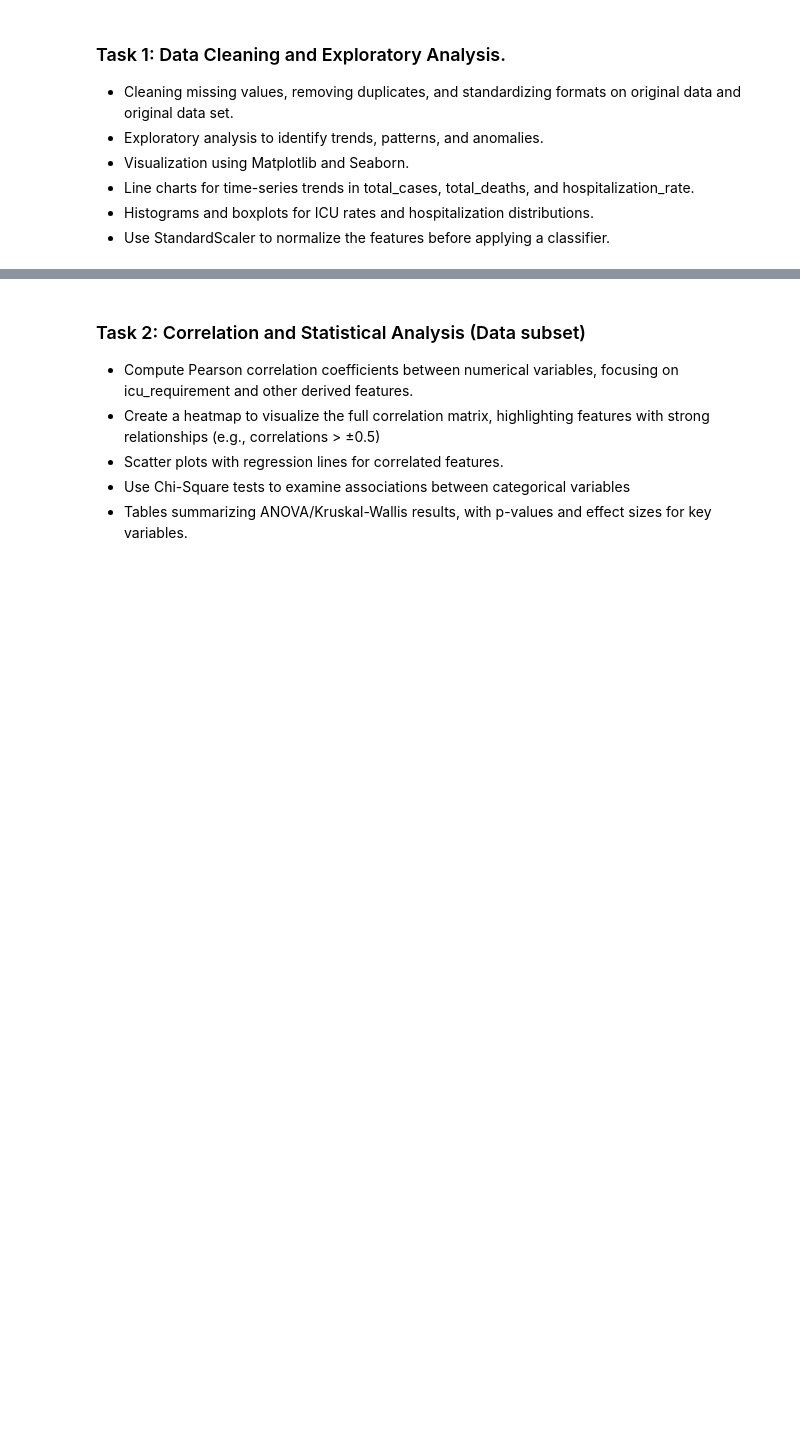
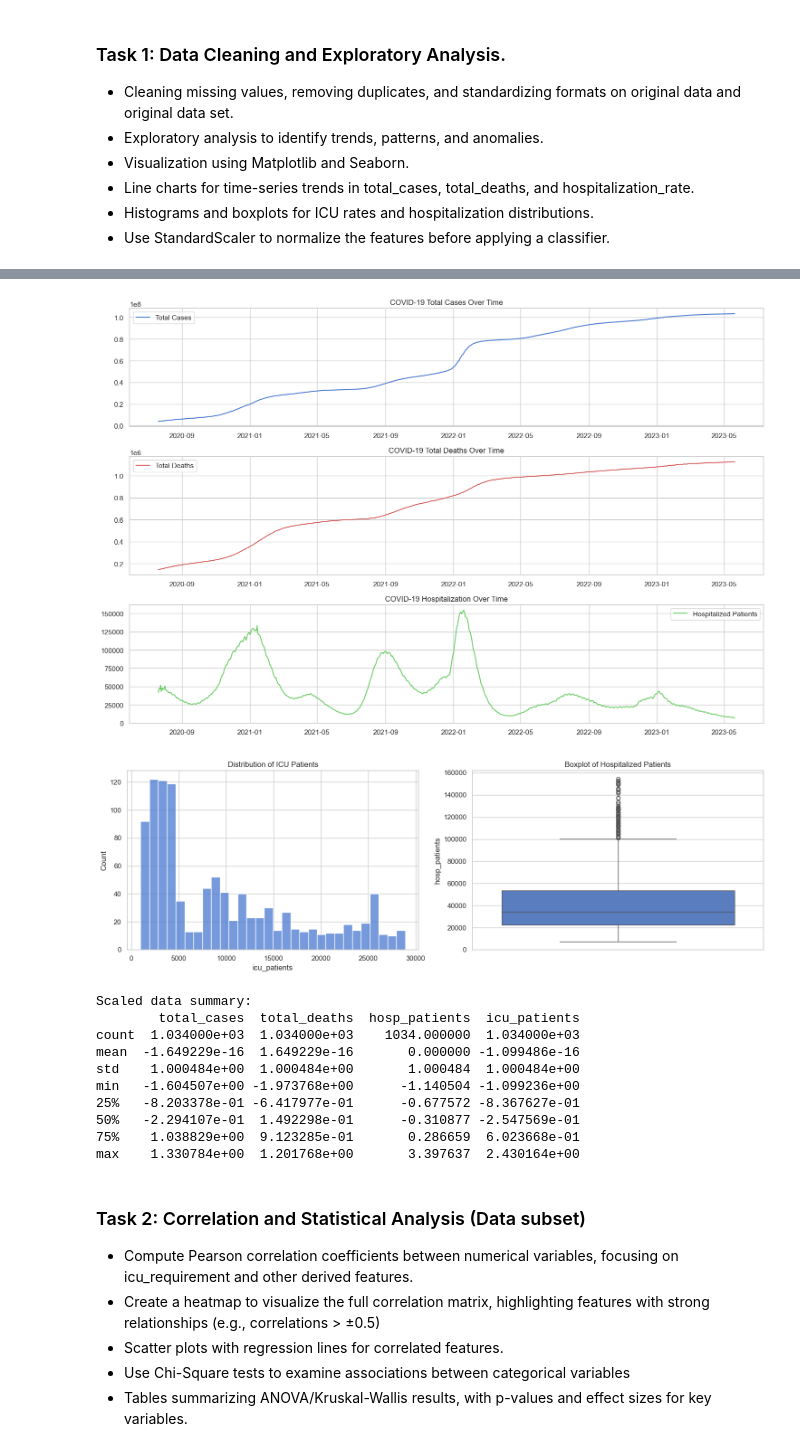
Before and after one commit to nam97viet/COSC3337_GroupProject, a Jupyter notebook: main.ipynb, the cells around one changed output, grey strips where cells are left out. Saved outputs shown, nothing was run; the diff lists cells and outputs as text; code cells hidden in the pictures; blank space fills up the shorter version.

Commit message:
finish task 1,2,3

```diff
--- a/main.ipynb
+++ b/main.ipynb
@@ -60,0 +57,63 @@ Hello
+# %%
+#Code for task 1
+# Data Cleaning and Initial Analysis
+# Check missing values
+print("Missing values in each column:")
+print(df.isnull().sum())
+
+# Remove duplicates
+df = df.drop_duplicates()
+print("\nShape after removing duplicates:", df.shape)
+
+# Convert date column to datetime
+df['date'] = pd.to_datetime(df['date'])
+
+# Basic statistics
+print("\nBasic statistics of numerical columns:")
+print(df.describe())
+
+# Time series visualization
+plt.figure(figsize=(15, 10))
+plt.subplot(3, 1, 1)
+plt.plot(df['date'], df['total_cases'], 'b-', label='Total Cases')
+plt.title('COVID-19 Total Cases Over Time')
+plt.legend()
+plt.grid(True)
+
+plt.subplot(3, 1, 2)
+plt.plot(df['date'], df['total_deaths'], 'r-', label='Total Deaths')
+plt.title('COVID-19 Total Deaths Over Time')
+plt.legend()
+plt.grid(True)
+
+plt.subplot(3, 1, 3)
+plt.plot(df['date'], df['hosp_patients'], 'g-', label='Hospitalized Patients')
+plt.title('COVID-19 Hospitalization Over Time')
+plt.legend()
+plt.grid(True)
+plt.tight_layout()
+plt.show()
+
+# Distribution plots
+plt.figure(figsize=(15, 5))
+
+plt.subplot(1, 2, 1)
+sns.histplot(data=df, x='icu_patients', bins=30)
+plt.title('Distribution of ICU Patients')
+
+plt.subplot(1, 2, 2)
+sns.boxplot(data=df, y='hosp_patients')
+plt.title('Boxplot of Hospitalized Patients')
+
+plt.tight_layout()
+plt.show()
+
+# Feature scaling
+numeric_columns = ['total_cases', 'total_deaths', 'hosp_patients', 'icu_patients']
+scaler = StandardScaler()
+df_scaled = df.copy()
+df_scaled[numeric_columns] = scaler.fit_transform(df[numeric_columns])
+
+print("\nScaled data summary:")
+print(df_scaled[numeric_columns].describe())
+# %% [output]
@@ -61,3 +137,15 @@ Hello
+[figure, added]
+[figure, added]
+Scaled data summary:
+        total_cases  total_deaths  hosp_patients  icu_patients
+count  1.034000e+03  1.034000e+03    1034.000000  1.034000e+03
+mean  -1.649229e-16  1.649229e-16       0.000000 -1.099486e-16
+std    1.000484e+00  1.000484e+00       1.000484  1.000484e+00
+min   -1.604507e+00 -1.973768e+00      -1.140504 -1.099236e+00
+25%   -8.203378e-01 -6.417977e-01      -0.677572 -8.367627e-01
+50%   -2.294107e-01  1.492298e-01      -0.310877 -2.547569e-01
+75%    1.038829e+00  9.123285e-01       0.286659  6.023668e-01
+max    1.330784e+00  1.201768e+00       3.397637  2.430164e+00
 # %% [markdown]
 ### Task 2: Correlation and Statistical Analysis (Data subset)
 - Compute Pearson correlation coefficients between numerical variables, focusing on icu_requirement and other derived features.
```
Also changed, not shown: parts of 6 cells of this notebook.
